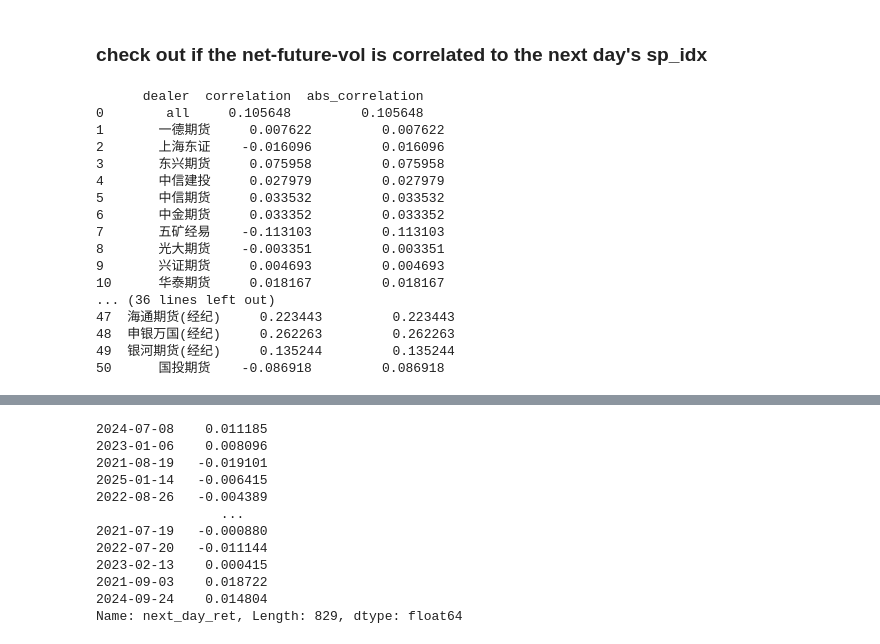
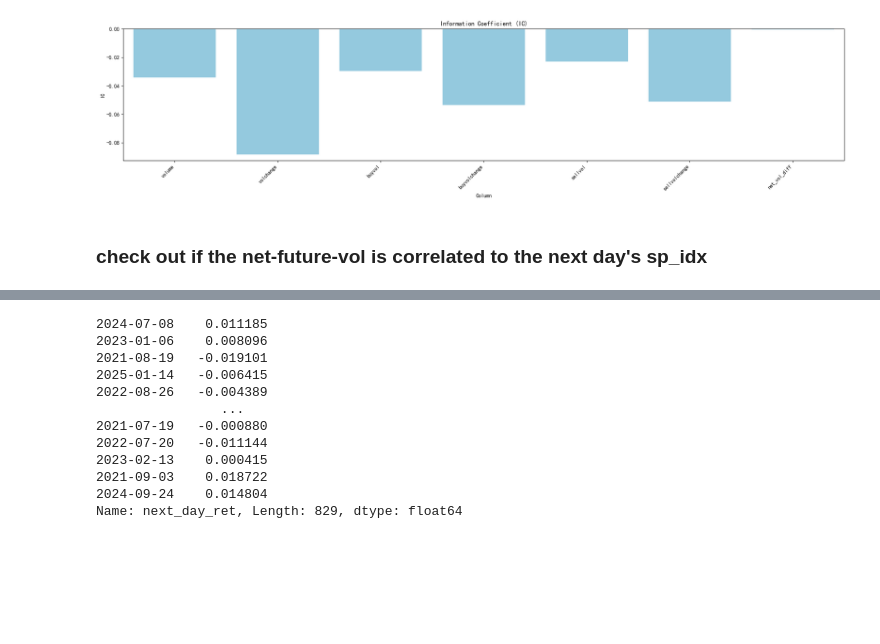
Before and after one commit to mingl2000/UCBCapstone, a Jupyter notebook: data_explore3.ipynb, the cells around one changed output, grey strips where cells are left out. Saved outputs shown, nothing was run; the diff lists cells and outputs as text; code cells hidden in the pictures; blank space fills up the shorter version.

```diff
--- a/data_explore3.ipynb
+++ b/data_explore3.ipynb
@@ -25,5 +101,9 @@ def get_idx_future_top_traders(df_future, n):
 # %%
 df_future= read_idx_future()
-df_future_top=get_idx_future_top_traders(df_future,50)
-print(df_future_top.info())
+last_date=df_future[-1:]['datetime'].dt.strftime('%Y-%m-%d').values[0]
+
+df_idx =yf.download('000300.SS', start='2021-01-04', end=last_date)
+df_idx = df_idx.droplevel('Ticker',axis=1)
+df_idx['next_day_ret'] =df_idx['Close'].pct_change().shift(-1)
+print(df_idx.tail())
 # %% [output]
@@ -47,6 +125,0 @@ None
-# %%
-import yfinance as yf
-df_idx =yf.download('000300.SS', start='2021-01-04')
-df_idx = df_idx.droplevel('Ticker',axis=1)
-df_idx['next_day_ret'] =df_idx['Close'].pct_change().shift(-1)
-print(df_idx.head())
@@ -70,41 +164,7 @@ Date
+# %%
+df_ic = cal_IC(df_idx, df_future_top)
+plot_one(df_ic,'barplot',x_col='Column', y_col='IC', title='Information Coefficient (IC)', color='skyblue')
+# %% [output]
+[figure, added]
 # %% [markdown]
 ### check out if the net-future-vol is correlated to the next day's sp_idx
-# %%
-import math
-def cal_corr(df_idx, df_future):
-    df_future_net_vol=df_future.groupby('datetime')['net_vol_diff'].sum()
-    df_future_net_vol=pd.DataFrame(df_future_net_vol)
-    df_future_net_vol.index =pd.to_datetime(df_future_net_vol.index, format='%Y%m%d')
-    df_future_net_vol['last_net_future_vol'] =df_future_net_vol['net_vol_diff'].shift(1)
-    return df_idx['Close'].corr(df_future_net_vol['last_net_future_vol'])
-
-df_corr =pd.DataFrame(columns=['dealer', 'correlation'])
-#print(cal_corr(df_idx,df_future))
-df_corr.loc[len(df_corr)] ={'dealer':'all', 'correlation':cal_corr(df_idx,df_future)}
-
-for dealer in df_future_top['dealer'].unique():
-    df_future_by_dealer=df_future[df_future['dealer']==dealer].copy()
-    df_future_by_dealer.dropna(inplace=True)
-
-    df_corr.loc[len(df_corr)] ={'dealer':dealer, 'correlation':cal_corr(df_idx,df_future_by_dealer)}
-
-df_corr['abs_correlation'] =abs(df_corr['correlation'])
-print(df_corr)
-# %% [output]
-      dealer  correlation  abs_correlation
-0        all     0.105648         0.105648
-1       一德期货     0.007622         0.007622
-2       上海东证    -0.016096         0.016096
-3       东兴期货     0.075958         0.075958
-4       中信建投     0.027979         0.027979
-5       中信期货     0.033532         0.033532
-6       中金期货     0.033352         0.033352
-7       五矿经易    -0.113103         0.113103
-8       光大期货    -0.003351         0.003351
-9       兴证期货     0.004693         0.004693
-10      华泰期货     0.018167         0.018167
-... (36 lines left out)
-47  海通期货(经纪)     0.223443         0.223443
-48  申银万国(经纪)     0.262263         0.262263
-49  银河期货(经纪)     0.135244         0.135244
-50      国投期货    -0.086918         0.086918
```
Also changed, not shown: parts of 31 cells of this notebook, 2 other files.
